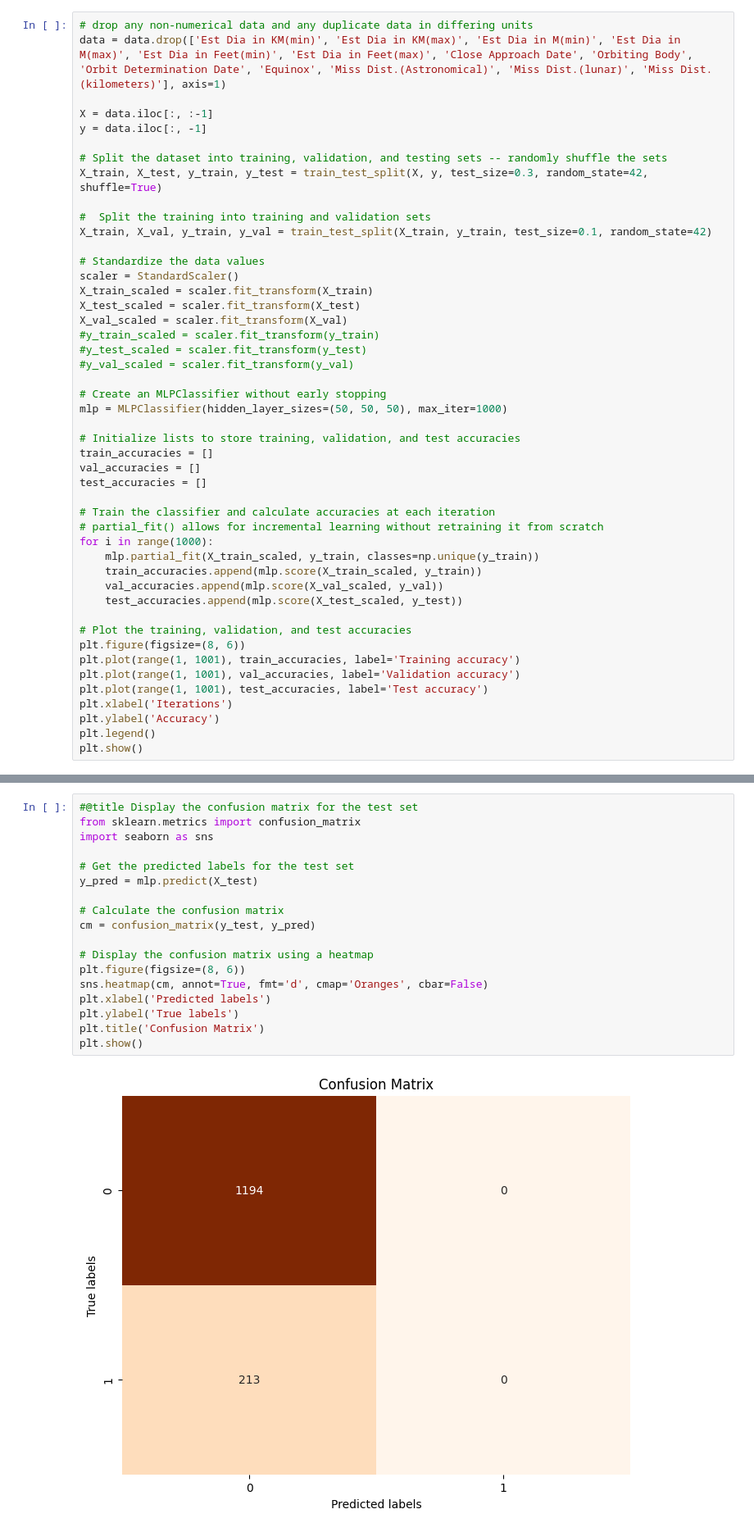
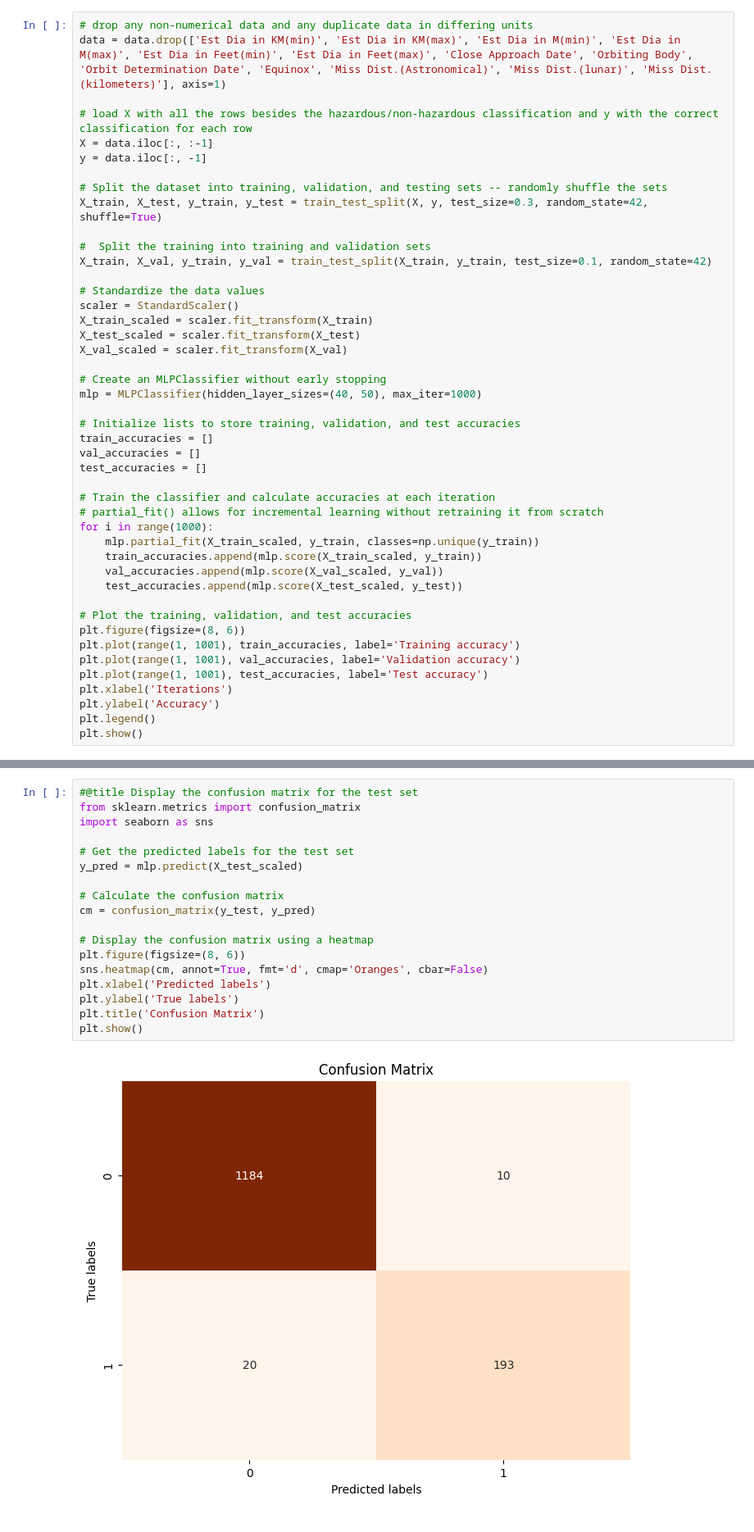
Before and after one commit to devonreing/AI, a Jupyter notebook: HW7/HW7.ipynb, the cells around one changed output, grey strips where cells are left out. Shown at 82% size. Cells and saved outputs as stored; diff of their text form.

```diff
--- a/HW7/HW7.ipynb
+++ b/HW7/HW7.ipynb
@@ -38,6 +46,7 @@ memory usage: 1.4+ MB
 # drop any non-numerical data and any duplicate data in differing units
 data = data.drop(['Est Dia in KM(min)', 'Est Dia in KM(max)', 'Est Dia in M(min)', 'Est Dia in M(max)', 'Est Dia in Feet(min)', 'Est Dia in Feet(max)', 'Close Approach Date', 'Orbiting Body', 'Orbit Determination Date', 'Equinox', 'Miss Dist.(Astronomical)', 'Miss Dist.(lunar)', 'Miss Dist.(kilometers)'], axis=1)
 
+# load X with all the rows besides the hazardous/non-hazardous classification and y with the correct classification for each row
 X = data.iloc[:, :-1]
 y = data.iloc[:, -1]
 
@@ -52,12 +61,9 @@ scaler = StandardScaler()
 X_train_scaled = scaler.fit_transform(X_train)
 X_test_scaled = scaler.fit_transform(X_test)
 X_val_scaled = scaler.fit_transform(X_val)
-#y_train_scaled = scaler.fit_transform(y_train)
-#y_test_scaled = scaler.fit_transform(y_test)
-#y_val_scaled = scaler.fit_transform(y_val)
 
 # Create an MLPClassifier without early stopping
-mlp = MLPClassifier(hidden_layer_sizes=(50, 50, 50), max_iter=1000)
+mlp = MLPClassifier(hidden_layer_sizes=(40, 50), max_iter=1000)
 
 # Initialize lists to store training, validation, and test accuracies
 train_accuracies = []
@@ -128,20 +132,20 @@ Overall Test Accuracy: 0.8486140724946695
 # %%
 #@title Display the confusion matrix for the test set
 from sklearn.metrics import confusion_matrix
 import seaborn as sns
 
 # Get the predicted labels for the test set
-y_pred = mlp.predict(X_test)
+y_pred = mlp.predict(X_test_scaled)
 
 # Calculate the confusion matrix
 cm = confusion_matrix(y_test, y_pred)
 
 # Display the confusion matrix using a heatmap
 plt.figure(figsize=(8, 6))
 sns.heatmap(cm, annot=True, fmt='d', cmap='Oranges', cbar=False)
 plt.xlabel('Predicted labels')
 plt.ylabel('True labels')
 plt.title('Confusion Matrix')
 plt.show()
 # %% [output]
-[figure, old version]
+[figure, new version]
```
Also changed, not shown: parts of 8 cells of this notebook.
